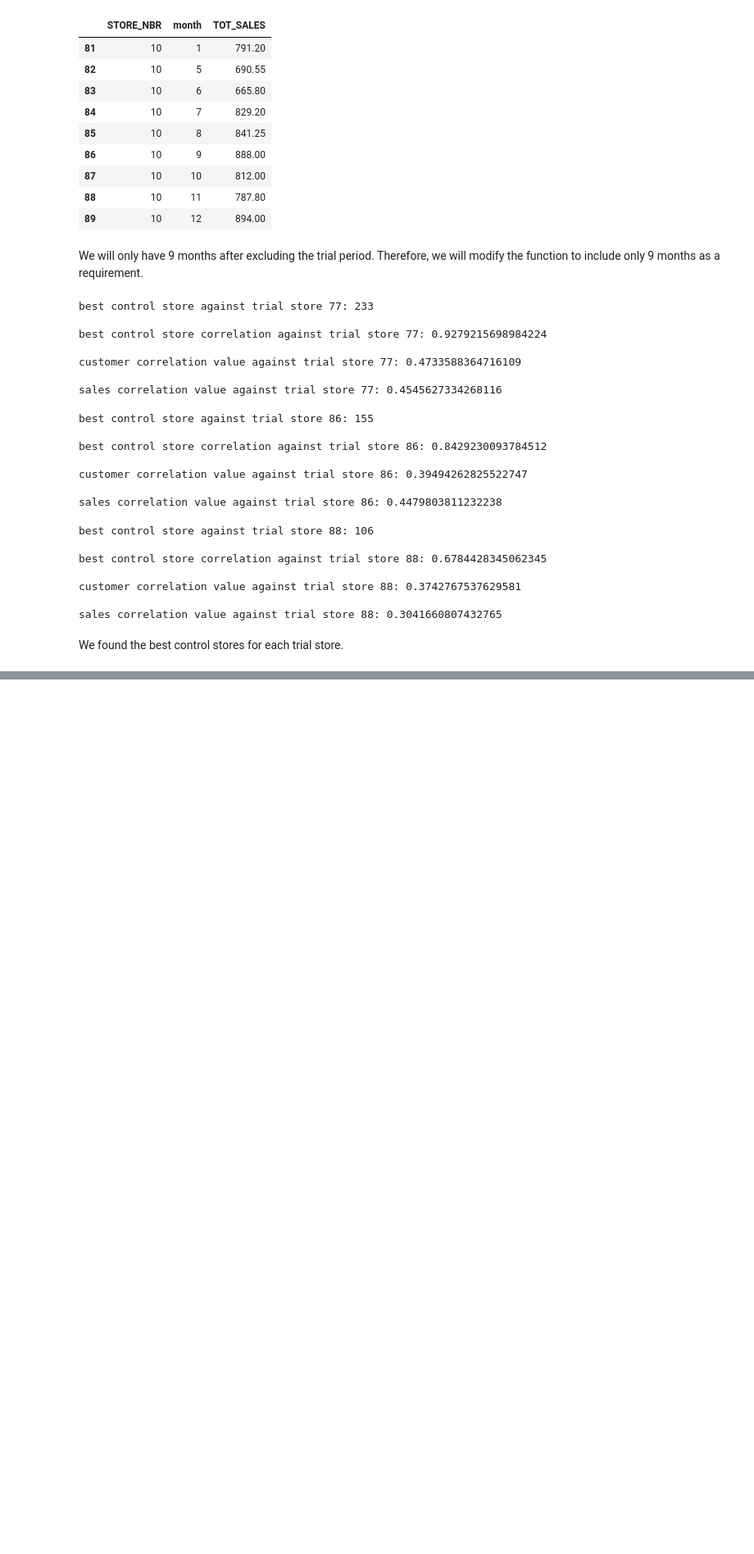
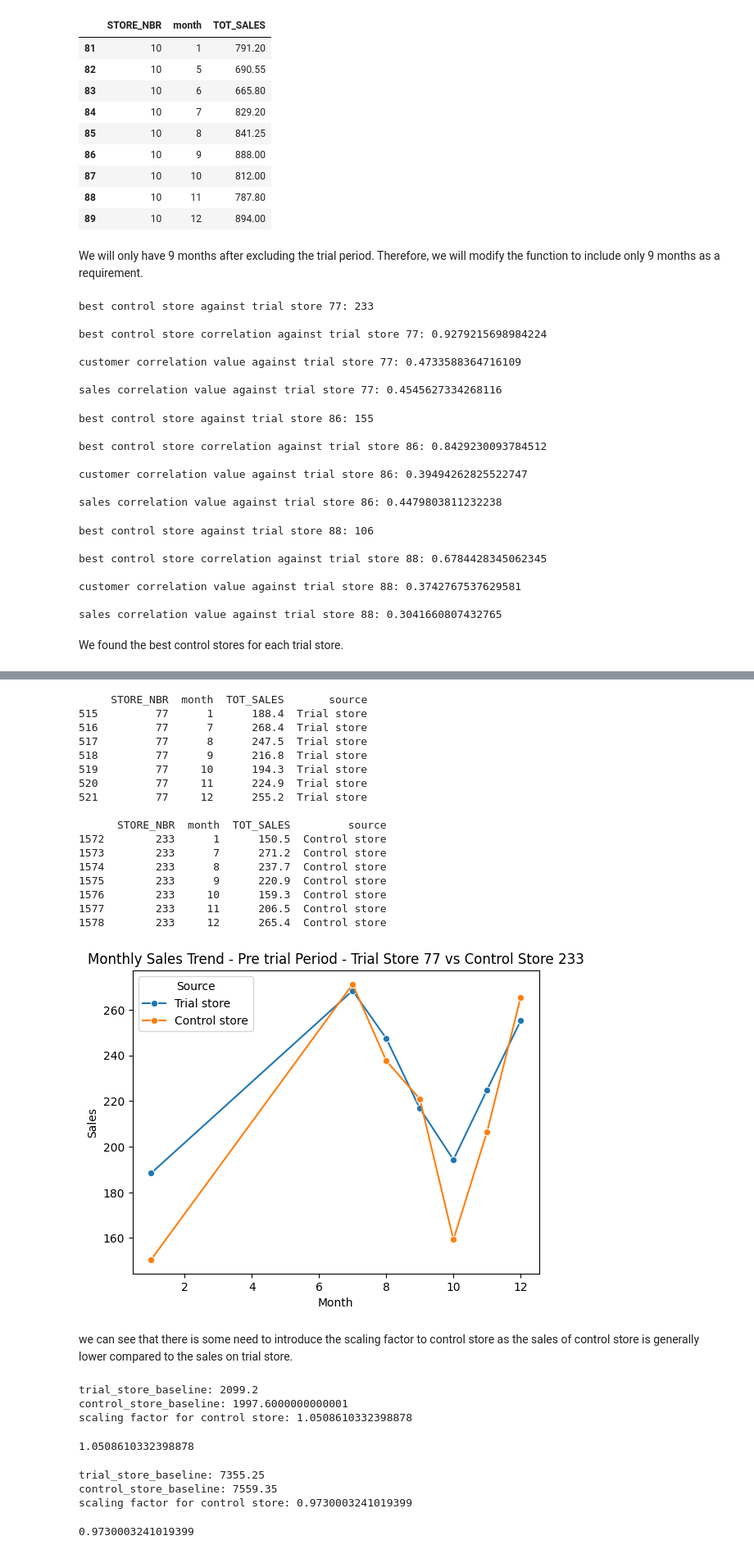
Before and after one commit to pandaueno0156/Exploratory_Data_Analysis_ChipCompany, a Jupyter notebook: customer_analytics.ipynb, the cells around one changed output, grey strips where cells are left out. Shown at 82% size. Saved outputs shown, nothing was run; the diff lists cells and outputs as text; code cells hidden in the pictures; blank space fills up the shorter version.

Commit message:
updated analysis on total sales and the number of customers for trial vs control stores

```diff
--- a/customer_analytics.ipynb
+++ b/customer_analytics.ipynb
@@ -929,0 +989,55 @@ We found the best control stores for each trial store.
+# %%
+# make a function to separate the data and return the trial vs control store data in pre-trial period to understand
+# whether the control store needs to be scaled to match the trial store
+
+def output_month_sales_pretrial_trial_control(df_merged, trial_num, control_num):
+    # pre-trial period
+    df_merged_pre_trial = df_merged[df_merged["DATE"] < "2019-02-01"]
+
+    monthly_sales_revenue_pre_trial_period = df_merged_pre_trial.groupby(["STORE_NBR", "month"])["TOT_SALES"].sum()
+    monthly_sales_revenue_pre_trial_period = monthly_sales_revenue_pre_trial_period.reset_index()
+
+    trial_month_sales = monthly_sales_revenue_pre_trial_period[monthly_sales_revenue_pre_trial_period["STORE_NBR"] == int(trial_num)]
+    control_month_sales = monthly_sales_revenue_pre_trial_period[monthly_sales_revenue_pre_trial_period["STORE_NBR"] == int(control_num)]
+    trial_month_sales['source'] = 'Trial store'
+    control_month_sales['source'] = 'Control store'
+    print(trial_month_sales)
+    print()
+    print(control_month_sales)
+
+    # combine both dfs into 1 df
+    combined_df = pd.concat([trial_month_sales, control_month_sales])
+
+    # sns lineplot
+    sns.lineplot(data=combined_df, x='month', y='TOT_SALES', hue='source', marker='o')
+
+    # Customize the plot
+    plt.title(f"Monthly Sales Trend - Pre trial Period - Trial Store {trial_num} vs Control Store {control_num}")
+    plt.xlabel("Month")
+    plt.ylabel("Sales")
+    plt.legend(title="Source")
+    plt.show()
+# %%
+# To compare the trial store 77 vs control 233 to see if there is need for scaling of control store
+output_month_sales_pretrial_trial_control(df_merged, 77, 233)
+# %% [output]
+     STORE_NBR  month  TOT_SALES       source
+515         77      1      188.4  Trial store
+516         77      7      268.4  Trial store
+517         77      8      247.5  Trial store
+518         77      9      216.8  Trial store
+519         77     10      194.3  Trial store
+520         77     11      224.9  Trial store
+521         77     12      255.2  Trial store
+
+      STORE_NBR  month  TOT_SALES         source
+1572        233      1      150.5  Control store
+1573        233      7      271.2  Control store
+1574        233      8      237.7  Control store
+1575        233      9      220.9  Control store
+1576        233     10      159.3  Control store
+1577        233     11      206.5  Control store
+1578        233     12      265.4  Control store
+[figure, added]
+# %% [markdown]
+we can see that there is some need to introduce the scaling factor to control store as the sales of control store is generally lower compared to the sales on trial store.
@@ -929,0 +1062,18 @@ We found the best control stores for each trial store.
+# %%
+# trial 77 and control 233
+# to determine how much scaling of sales is needed to apply to control store
+output_scaling_factor(df_merged, 77, 233)
+# %% [output]
+trial_store_baseline: 2099.2
+control_store_baseline: 1997.6000000000001
+scaling factor for control store: 1.0508610332398878
+1.0508610332398878
+# %%
+# trial 86 and control 155
+# to determine how much scaling of sales is needed to apply to control store
+output_scaling_factor(df_merged, 86, 155)
+# %% [output]
+trial_store_baseline: 7355.25
+control_store_baseline: 7559.35
+scaling factor for control store: 0.9730003241019399
+0.9730003241019399
```
Also changed, not shown: parts of 24 cells of this notebook.
